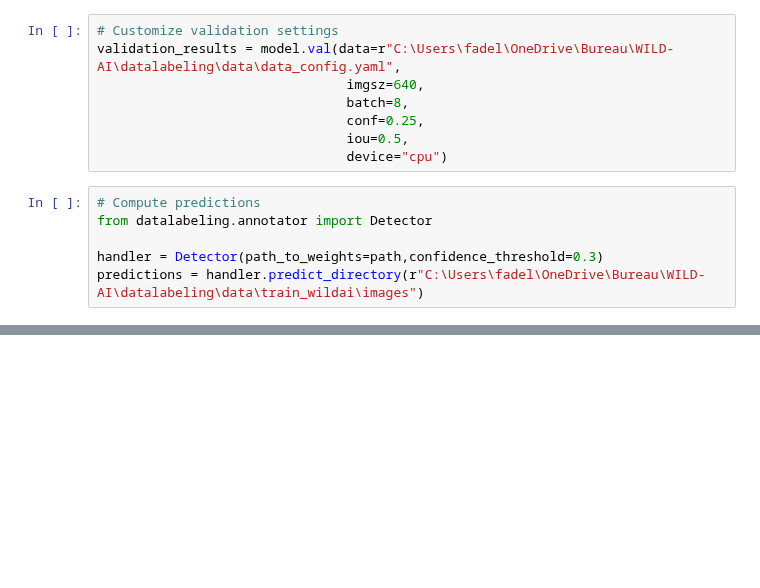
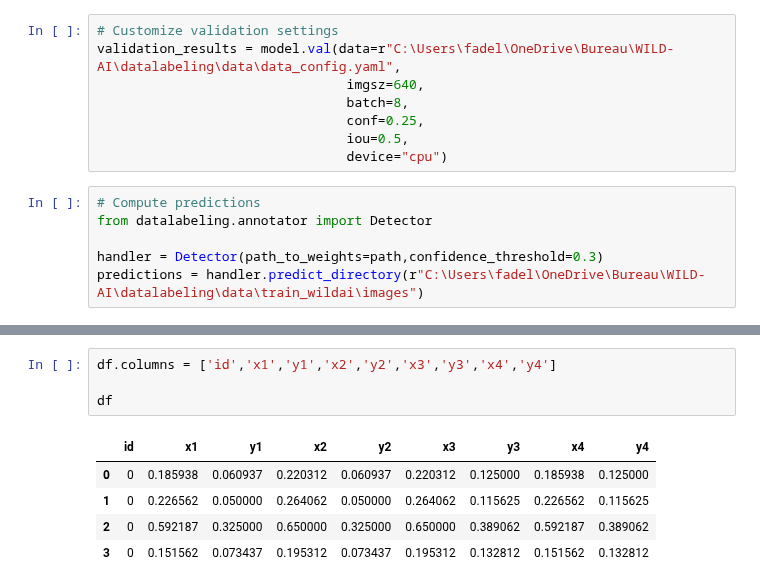
Before and after one commit to FadelMamar/datalabeling, a Jupyter notebook: notebooks/data_exploration.ipynb, the cells around one changed output, grey strips where cells are left out. Cells and saved outputs as stored; diff of their text form; blank space fills up the shorter version.

```diff
--- a/notebooks/data_exploration.ipynb
+++ b/notebooks/data_exploration.ipynb
@@ -266,0 +316,10 @@ predictions = handler.predict_directory(r"C:\Users\fadel\OneDrive\Bureau\WILD-AI
+# %%
+df.columns = ['id','x1','y1','x2','y2','x3','y3','x4','y4']
+
+df
+# %% [output]
+|  | id | x1 | y1 | x2 | y2 | x3 | y3 | x4 | y4 |
+| 0 | 0 | 0.185938 | 0.060937 | 0.220312 | 0.060937 | 0.220312 | 0.125000 | 0.185938 | 0.125000 |
+| 1 | 0 | 0.226562 | 0.050000 | 0.264062 | 0.050000 | 0.264062 | 0.115625 | 0.226562 | 0.115625 |
+| 2 | 0 | 0.592187 | 0.325000 | 0.650000 | 0.325000 | 0.650000 | 0.389062 | 0.592187 | 0.389062 |
+| 3 | 0 | 0.151562 | 0.073437 | 0.195312 | 0.073437 | 0.195312 | 0.132812 | 0.151562 | 0.132812 |
```
Also changed, not shown: parts of 7 cells of this notebook.
